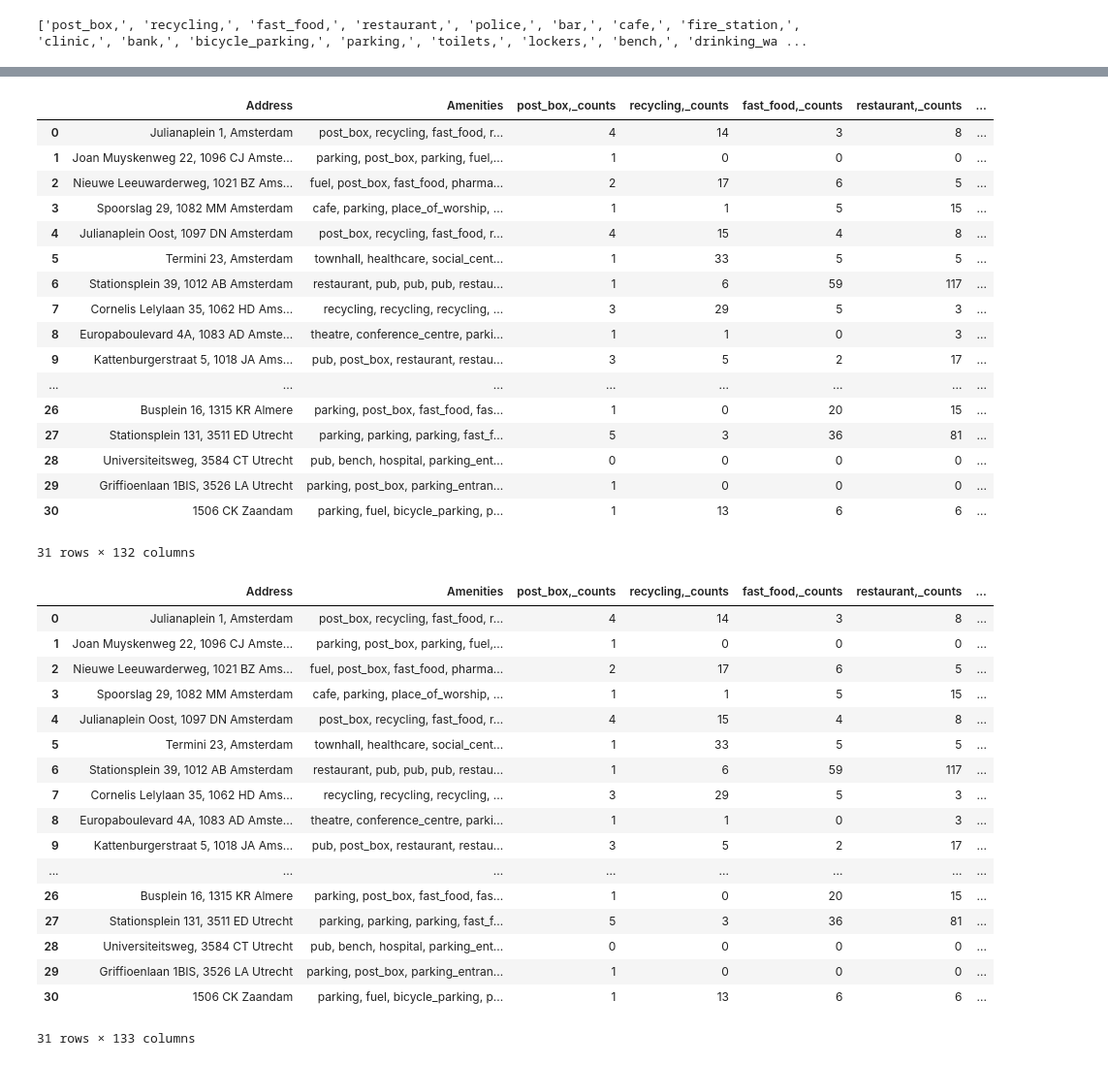
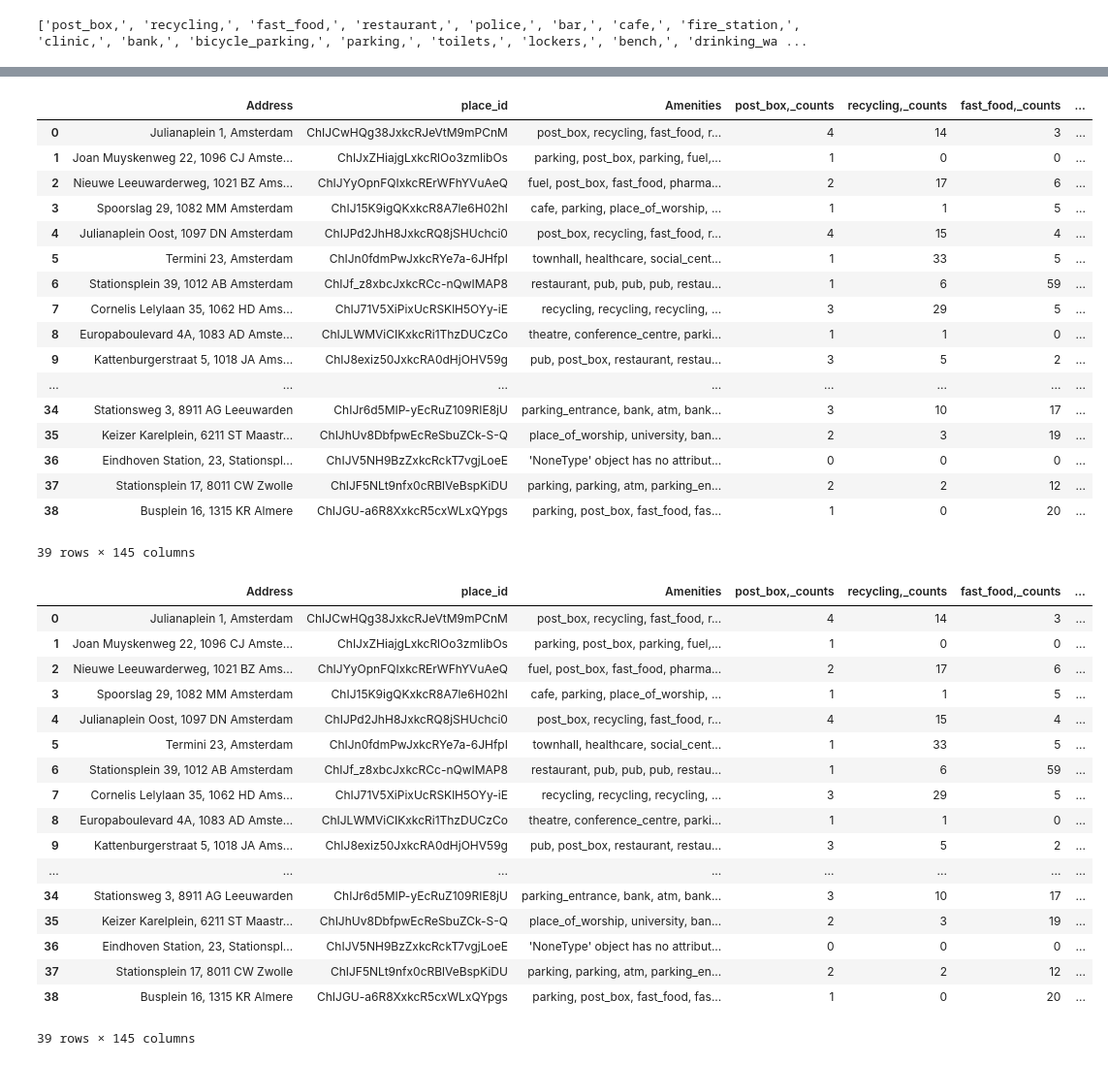
Before and after one commit to ellasartory/scraping, a Jupyter notebook: google_maps/get_amenities.ipynb, the cells around one changed output, grey strips where cells are left out. Shown at 97% size. Drawn from its saved outputs; the diff is of its cells as text; code cells hidden in the pictures.

```diff
--- a/google_maps/get_amenities.ipynb
+++ b/google_maps/get_amenities.ipynb
@@ -42,7 +42,7 @@ output_csv_file = "output_amenities.csv"
 process_excel(input_excel_file, output_csv_file)
 # %%
 # Create data frame
-csv = pd.read_csv("output_amenities.csv", encoding='utf-8')
+csv = pd.read_csv("final_output_amenities.csv", encoding='utf-8')
 amt = pd.DataFrame(csv)
 
 # Extracting all categories from amenities
@@ -97,52 +97,52 @@ amt["total_counts"] = amt[[f"{amenity}_counts" for amenity in amenities_mentione
 # Display
 display(amt)
 # %% [output]
-|  | Address | Amenities | post_box,_counts | recycling,_counts | fast_food,_counts | restaurant,_counts | ... |
-| 0 | Julianaplein 1, Amsterdam | post_box, recycling, fast_food, r... | 4 | 14 | 3 | 8 | ... |
-| 1 | Joan Muyskenweg 22, 1096 CJ Amste... | parking, post_box, parking, fuel,... | 1 | 0 | 0 | 0 | ... |
-| 2 | Nieuwe Leeuwarderweg, 1021 BZ Ams... | fuel, post_box, fast_food, pharma... | 2 | 17 | 6 | 5 | ... |
-| 3 | Spoorslag 29, 1082 MM Amsterdam | cafe, parking, place_of_worship, ... | 1 | 1 | 5 | 15 | ... |
-| 4 | Julianaplein Oost, 1097 DN Amsterdam | post_box, recycling, fast_food, r... | 4 | 15 | 4 | 8 | ... |
-| 5 | Termini 23, Amsterdam | townhall, healthcare, social_cent... | 1 | 33 | 5 | 5 | ... |
-| 6 | Stationsplein 39, 1012 AB Amsterdam | restaurant, pub, pub, pub, restau... | 1 | 6 | 59 | 117 | ... |
-| 7 | Cornelis Lelylaan 35, 1062 HD Ams... | recycling, recycling, recycling, ... | 3 | 29 | 5 | 3 | ... |
-| 8 | Europaboulevard 4A, 1083 AD Amste... | theatre, conference_centre, parki... | 1 | 1 | 0 | 3 | ... |
-| 9 | Kattenburgerstraat 5, 1018 JA Ams... | pub, post_box, restaurant, restau... | 3 | 5 | 2 | 17 | ... |
+|  | Address | place_id | Amenities | post_box,_counts | recycling,_counts | fast_food,_counts | ... |
+| 0 | Julianaplein 1, Amsterdam | ChIJCwHQg38JxkcRJeVtM9mPCnM | post_box, recycling, fast_food, r... | 4 | 14 | 3 | ... |
+| 1 | Joan Muyskenweg 22, 1096 CJ Amste... | ChIJxZHiajgLxkcRlOo3zmIibOs | parking, post_box, parking, fuel,... | 1 | 0 | 0 | ... |
+| 2 | Nieuwe Leeuwarderweg, 1021 BZ Ams... | ChIJYyOpnFQIxkcRErWFhYVuAeQ | fuel, post_box, fast_food, pharma... | 2 | 17 | 6 | ... |
+| 3 | Spoorslag 29, 1082 MM Amsterdam | ChIJ15K9igQKxkcR8A7le6H02hI | cafe, parking, place_of_worship, ... | 1 | 1 | 5 | ... |
+| 4 | Julianaplein Oost, 1097 DN Amsterdam | ChIJPd2JhH8JxkcRQ8jSHUchci0 | post_box, recycling, fast_food, r... | 4 | 15 | 4 | ... |
+| 5 | Termini 23, Amsterdam | ChIJn0fdmPwJxkcRYe7a-6JHfpI | townhall, healthcare, social_cent... | 1 | 33 | 5 | ... |
+| 6 | Stationsplein 39, 1012 AB Amsterdam | ChIJf_z8xbcJxkcRCc-nQwIMAP8 | restaurant, pub, pub, pub, restau... | 1 | 6 | 59 | ... |
+| 7 | Cornelis Lelylaan 35, 1062 HD Ams... | ChIJ71V5XiPixUcRSKlH5OYy-iE | recycling, recycling, recycling, ... | 3 | 29 | 5 | ... |
+| 8 | Europaboulevard 4A, 1083 AD Amste... | ChIJLWMViCIKxkcRi1ThzDUCzCo | theatre, conference_centre, parki... | 1 | 1 | 0 | ... |
+| 9 | Kattenburgerstraat 5, 1018 JA Ams... | ChIJ8exiz50JxkcRA0dHjOHV59g | pub, post_box, restaurant, restau... | 3 | 5 | 2 | ... |
 | ... | ... | ... | ... | ... | ... | ... | ... |
-| 26 | Busplein 16, 1315 KR Almere | parking, post_box, fast_food, fas... | 1 | 0 | 20 | 15 | ... |
-| 27 | Stationsplein 131, 3511 ED Utrecht | parking, parking, parking, fast_f... | 5 | 3 | 36 | 81 | ... |
-| 28 | Universiteitsweg, 3584 CT Utrecht | pub, bench, hospital, parking_ent... | 0 | 0 | 0 | 0 | ... |
-| 29 | Griffioenlaan 1BIS, 3526 LA Utrecht | parking, post_box, parking_entran... | 1 | 0 | 0 | 0 | ... |
-| 30 | 1506 CK Zaandam | parking, fuel, bicycle_parking, p... | 1 | 13 | 6 | 6 | ... |
+| 34 | Stationsweg 3, 8911 AG Leeuwarden | ChIJr6d5MIP-yEcRuZ109RIE8jU | parking_entrance, bank, atm, bank... | 3 | 10 | 17 | ... |
+| 35 | Keizer Karelplein, 6211 ST Maastr... | ChIJhUv8DbfpwEcReSbuZCk-S-Q | place_of_worship, university, ban... | 2 | 3 | 19 | ... |
+| 36 | Eindhoven Station, 23, Stationspl... | ChIJV5NH9BzZxkcRckT7vgjLoeE | 'NoneType' object has no attribut... | 0 | 0 | 0 | ... |
+| 37 | Stationsplein 17, 8011 CW Zwolle | ChIJF5NLt9nfx0cRBlVeBspKiDU | parking, parking, atm, parking_en... | 2 | 2 | 12 | ... |
+| 38 | Busplein 16, 1315 KR Almere | ChIJGU-a6R8XxkcR5cxWLxQYpgs | parking, post_box, fast_food, fas... | 1 | 0 | 20 | ... |
-31 rows × 132 columns
+39 rows × 145 columns
 # %%
 #add place ID
-place_ID_df = pd.read_excel("INPUT_ALL_INCLUDED.xlsx")
+place_ID_df = pd.read_excel("final_input_addresses.xlsx")
 
 # Merge DataFrames based on adress and safe place_id
 merged_df = pd.merge(amt, place_ID_df, on = "Address", how = "left")
 
 amt["place_id"] = place_ID_df.groupby("Address")["place_id"].transform("first")
 display(amt)
 # %% [output]
-|  | Address | Amenities | post_box,_counts | recycling,_counts | fast_food,_counts | restaurant,_counts | ... |
-| 0 | Julianaplein 1, Amsterdam | post_box, recycling, fast_food, r... | 4 | 14 | 3 | 8 | ... |
-| 1 | Joan Muyskenweg 22, 1096 CJ Amste... | parking, post_box, parking, fuel,... | 1 | 0 | 0 | 0 | ... |
-| 2 | Nieuwe Leeuwarderweg, 1021 BZ Ams... | fuel, post_box, fast_food, pharma... | 2 | 17 | 6 | 5 | ... |
-| 3 | Spoorslag 29, 1082 MM Amsterdam | cafe, parking, place_of_worship, ... | 1 | 1 | 5 | 15 | ... |
-| 4 | Julianaplein Oost, 1097 DN Amsterdam | post_box, recycling, fast_food, r... | 4 | 15 | 4 | 8 | ... |
-| 5 | Termini 23, Amsterdam | townhall, healthcare, social_cent... | 1 | 33 | 5 | 5 | ... |
-| 6 | Stationsplein 39, 1012 AB Amsterdam | restaurant, pub, pub, pub, restau... | 1 | 6 | 59 | 117 | ... |
-| 7 | Cornelis Lelylaan 35, 1062 HD Ams... | recycling, recycling, recycling, ... | 3 | 29 | 5 | 3 | ... |
-| 8 | Europaboulevard 4A, 1083 AD Amste... | theatre, conference_centre, parki... | 1 | 1 | 0 | 3 | ... |
-| 9 | Kattenburgerstraat 5, 1018 JA Ams... | pub, post_box, restaurant, restau... | 3 | 5 | 2 | 17 | ... |
+|  | Address | place_id | Amenities | post_box,_counts | recycling,_counts | fast_food,_counts | ... |
+| 0 | Julianaplein 1, Amsterdam | ChIJCwHQg38JxkcRJeVtM9mPCnM | post_box, recycling, fast_food, r... | 4 | 14 | 3 | ... |
+| 1 | Joan Muyskenweg 22, 1096 CJ Amste... | ChIJxZHiajgLxkcRlOo3zmIibOs | parking, post_box, parking, fuel,... | 1 | 0 | 0 | ... |
+| 2 | Nieuwe Leeuwarderweg, 1021 BZ Ams... | ChIJYyOpnFQIxkcRErWFhYVuAeQ | fuel, post_box, fast_food, pharma... | 2 | 17 | 6 | ... |
+| 3 | Spoorslag 29, 1082 MM Amsterdam | ChIJ15K9igQKxkcR8A7le6H02hI | cafe, parking, place_of_worship, ... | 1 | 1 | 5 | ... |
+| 4 | Julianaplein Oost, 1097 DN Amsterdam | ChIJPd2JhH8JxkcRQ8jSHUchci0 | post_box, recycling, fast_food, r... | 4 | 15 | 4 | ... |
+| 5 | Termini 23, Amsterdam | ChIJn0fdmPwJxkcRYe7a-6JHfpI | townhall, healthcare, social_cent... | 1 | 33 | 5 | ... |
+| 6 | Stationsplein 39, 1012 AB Amsterdam | ChIJf_z8xbcJxkcRCc-nQwIMAP8 | restaurant, pub, pub, pub, restau... | 1 | 6 | 59 | ... |
+| 7 | Cornelis Lelylaan 35, 1062 HD Ams... | ChIJ71V5XiPixUcRSKlH5OYy-iE | recycling, recycling, recycling, ... | 3 | 29 | 5 | ... |
+| 8 | Europaboulevard 4A, 1083 AD Amste... | ChIJLWMViCIKxkcRi1ThzDUCzCo | theatre, conference_centre, parki... | 1 | 1 | 0 | ... |
+| 9 | Kattenburgerstraat 5, 1018 JA Ams... | ChIJ8exiz50JxkcRA0dHjOHV59g | pub, post_box, restaurant, restau... | 3 | 5 | 2 | ... |
 | ... | ... | ... | ... | ... | ... | ... | ... |
-| 26 | Busplein 16, 1315 KR Almere | parking, post_box, fast_food, fas... | 1 | 0 | 20 | 15 | ... |
-| 27 | Stationsplein 131, 3511 ED Utrecht | parking, parking, parking, fast_f... | 5 | 3 | 36 | 81 | ... |
-| 28 | Universiteitsweg, 3584 CT Utrecht | pub, bench, hospital, parking_ent... | 0 | 0 | 0 | 0 | ... |
-| 29 | Griffioenlaan 1BIS, 3526 LA Utrecht | parking, post_box, parking_entran... | 1 | 0 | 0 | 0 | ... |
-| 30 | 1506 CK Zaandam | parking, fuel, bicycle_parking, p... | 1 | 13 | 6 | 6 | ... |
+| 34 | Stationsweg 3, 8911 AG Leeuwarden | ChIJr6d5MIP-yEcRuZ109RIE8jU | parking_entrance, bank, atm, bank... | 3 | 10 | 17 | ... |
+| 35 | Keizer Karelplein, 6211 ST Maastr... | ChIJhUv8DbfpwEcReSbuZCk-S-Q | place_of_worship, university, ban... | 2 | 3 | 19 | ... |
+| 36 | Eindhoven Station, 23, Stationspl... | ChIJV5NH9BzZxkcRckT7vgjLoeE | 'NoneType' object has no attribut... | 0 | 0 | 0 | ... |
+| 37 | Stationsplein 17, 8011 CW Zwolle | ChIJF5NLt9nfx0cRBlVeBspKiDU | parking, parking, atm, parking_en... | 2 | 2 | 12 | ... |
+| 38 | Busplein 16, 1315 KR Almere | ChIJGU-a6R8XxkcR5cxWLxQYpgs | parking, post_box, fast_food, fas... | 1 | 0 | 20 | ... |
-31 rows × 133 columns
+39 rows × 145 columns
 # %%
 #merge the two to have ratings and amenities in one DataFrame
 rating_and_count = pd.merge(amt, rating_amenities, on = "place_id", how = "left")
```
Also changed, not shown: parts of 2 cells of this notebook, 1 other file.
